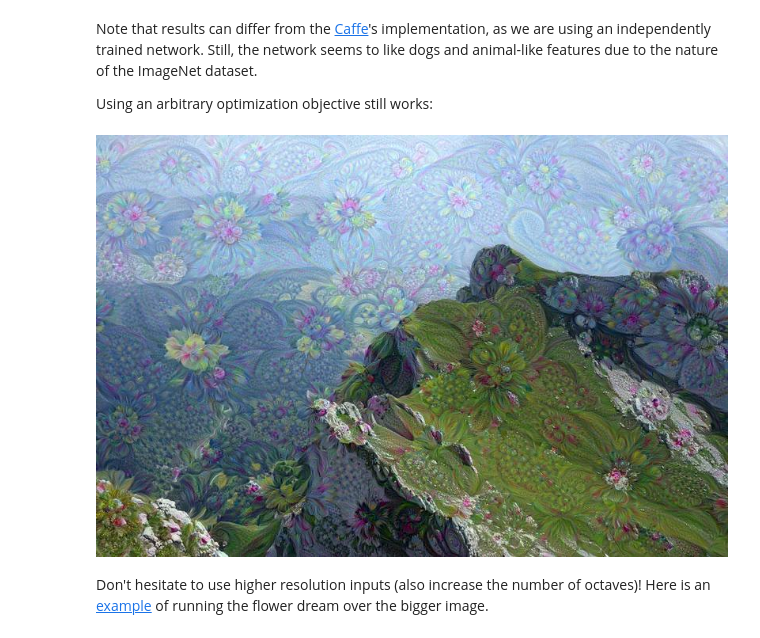
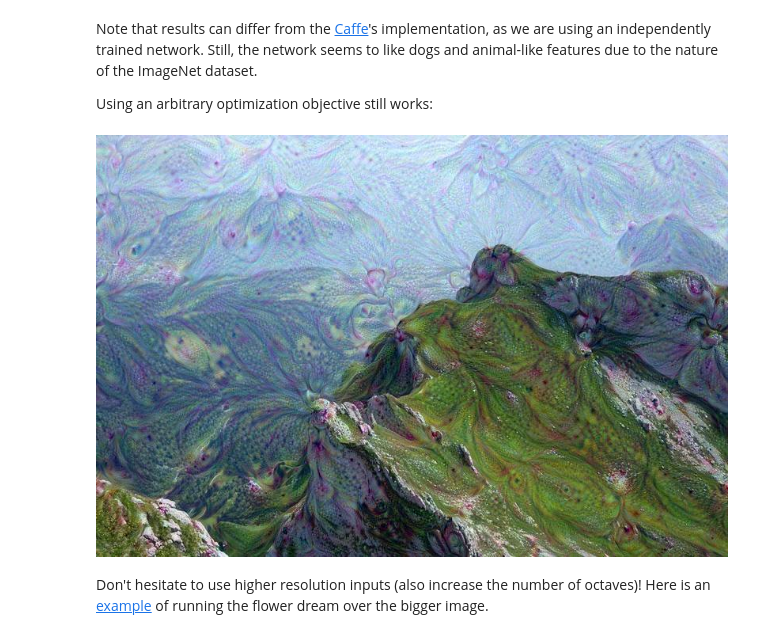
Before and after one commit to deepbluesea/tf-deepdream, a Jupyter notebook: deepdream.ipynb, the cells around one changed output. Cells and saved outputs as stored; diff of their text form; code cells hidden in the pictures.

```diff
--- a/deepdream.ipynb
+++ b/deepdream.ipynb
@@ -393,9 +393,9 @@ Note that results can differ from the [Caffe](https://github.com/BVLC/caffe)'s i
 
 Using an arbitrary optimization objective still works:
 # %%
-render_deepdream(T(layer)[:,:,:,139], img0)
+render_deepdream(T(layer)[:,:,:,139:143], img0)
 # %% [output]
-[figure, old version]
+[figure, new version]
 # %% [markdown]
 Don't hesitate to use higher resolution inputs (also increase the number of octaves)! Here is an [example](http://storage.googleapis.com/deepdream/pilatus_flowers.jpg) of running the flower dream over the bigger image.
 # %% [markdown]
```
Also changed, not shown: parts of 6 cells of this notebook, 1 other file.
